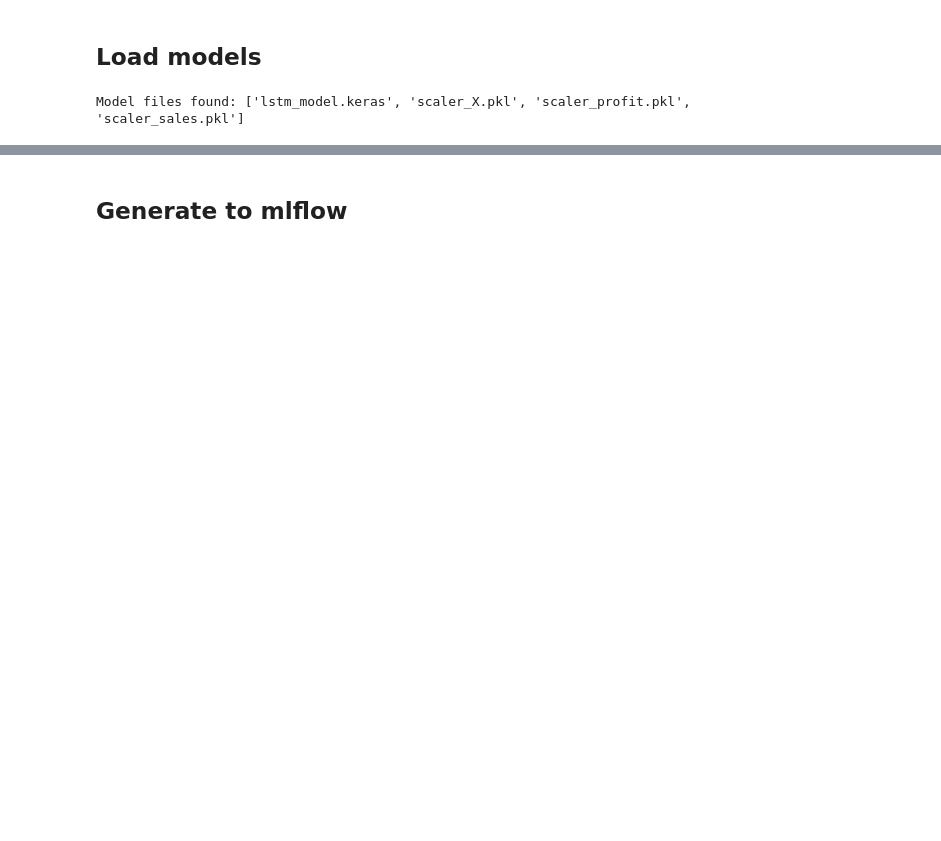
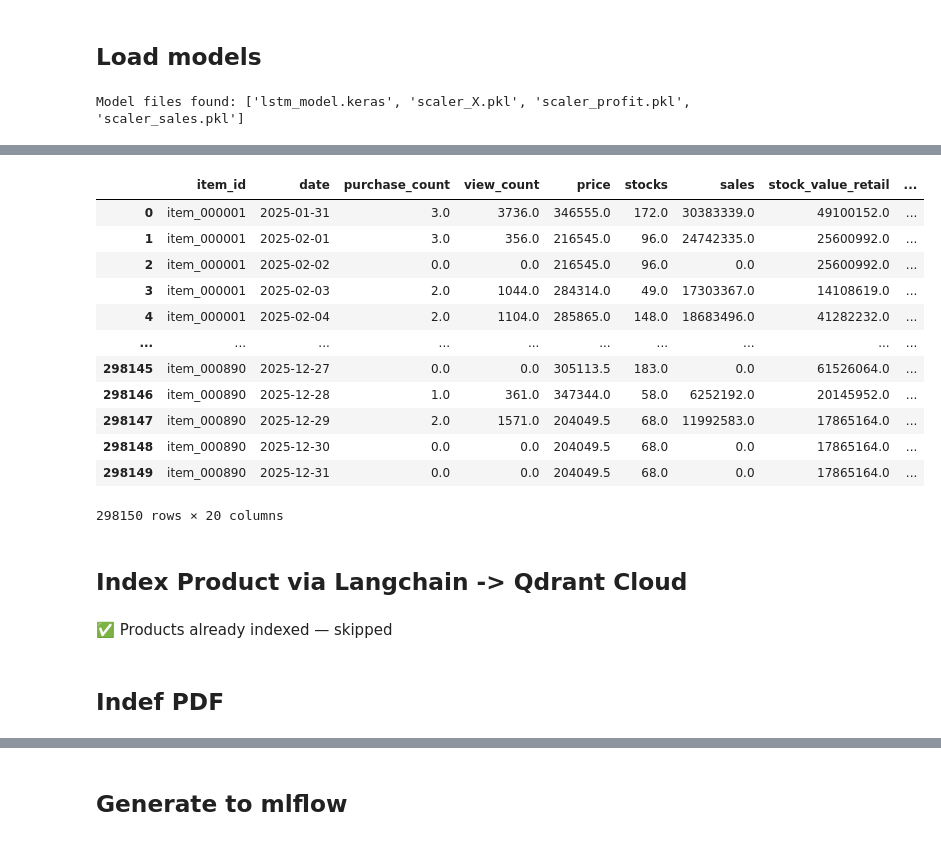
Before and after one commit to Mipjeiger/Fashion-recommendation-RAG-Finetuing-LLM-ML-Engineer-end-to-end, a Jupyter notebook: pipelines/ml_engineer/deployment/mlflow/deploy.ipynb, the cells around one changed output, grey strips where cells are left out. Saved outputs shown, nothing was run; the diff lists cells and outputs as text; code cells hidden in the pictures; blank space fills up the shorter version.

```diff
--- a/pipelines/ml_engineer/deployment/mlflow/deploy.ipynb
+++ b/pipelines/ml_engineer/deployment/mlflow/deploy.ipynb
@@ -22,0 +303,77 @@ Model files found: ['lstm_model.keras', 'scaler_X.pkl', 'scaler_profit.pkl', 'sc
+# %%
+# Load database parquet for index protudcts
+
+import pandas as pd
+df_merged = pd.read_parquet("../../../../pipelines/ai_engineer/LLM/fashion_recommendation")
+df_merged
+# %% [output]
+|  | item_id | date | purchase_count | view_count | price | stocks | sales | stock_value_retail | ... |
+| 0 | item_000001 | 2025-01-31 | 3.0 | 3736.0 | 346555.0 | 172.0 | 30383339.0 | 49100152.0 | ... |
+| 1 | item_000001 | 2025-02-01 | 3.0 | 356.0 | 216545.0 | 96.0 | 24742335.0 | 25600992.0 | ... |
+| 2 | item_000001 | 2025-02-02 | 0.0 | 0.0 | 216545.0 | 96.0 | 0.0 | 25600992.0 | ... |
+| 3 | item_000001 | 2025-02-03 | 2.0 | 1044.0 | 284314.0 | 49.0 | 17303367.0 | 14108619.0 | ... |
+| 4 | item_000001 | 2025-02-04 | 2.0 | 1104.0 | 285865.0 | 148.0 | 18683496.0 | 41282232.0 | ... |
+| ... | ... | ... | ... | ... | ... | ... | ... | ... | ... |
+| 298145 | item_000890 | 2025-12-27 | 0.0 | 0.0 | 305113.5 | 183.0 | 0.0 | 61526064.0 | ... |
+| 298146 | item_000890 | 2025-12-28 | 1.0 | 361.0 | 347344.0 | 58.0 | 6252192.0 | 20145952.0 | ... |
+| 298147 | item_000890 | 2025-12-29 | 2.0 | 1571.0 | 204049.5 | 68.0 | 11992583.0 | 17865164.0 | ... |
+| 298148 | item_000890 | 2025-12-30 | 0.0 | 0.0 | 204049.5 | 68.0 | 0.0 | 17865164.0 | ... |
+| 298149 | item_000890 | 2025-12-31 | 0.0 | 0.0 | 204049.5 | 68.0 | 0.0 | 17865164.0 | ... |
+298150 rows × 20 columns
+# %% [markdown]
+## Index Product via Langchain -> Qdrant Cloud
+# %%
+from langchain_core.documents import Document
+from tqdm.auto import tqdm
+import numpy as np
+
+
+def row_to_document(row) -> Document:
+    content = (
+        f"{row.get('brand', '')}"
+        f"{row.get('category', '')}"
+        f"{row.get('occasion', '')}"
+        f"{row.get('size_range', '')}"
+        f"{row.get('subcategory', '')}"
+        f"{row.get('sales', '')}"
+        f"{row.get('stock_value_retail', '')}"
+        f"{row.get('price', '')}"
+    )
+
+    # Convert ALL numpy types -> native Python types
+    def safe(v):
+        if isinstance(v, Path): return str(v)
+        if isinstance(v, np.integer): return int(v)
+        if isinstance(v, np.floating): return float(v)
+        if isinstance(v, np.bool_): return bool(v)
+        if pd.isna(v): return ""
+        if v is None: return ""
+        return str(v)
+
+    metadata = {k: safe(v) for k, v in row.to_dict().items()}
+    return Document(page_content=content, metadata=metadata)
+
+if need_index_products:
+    display(Markdown("⏳ **Indexing products → Qdrant Cloud...**"))
+
+    docs = [row_to_document(row) for _, row in df_merged.iterrows()]
+
+    # Batch add to avoid rate limits
+    BATCH = 64
+    with tqdm(total=len(docs), desc="📦 Indexing products", unit="doc") as pbar:
+        for start in range(0, len(docs), BATCH):
+            batch = docs[start:start + BATCH]
+            product_vectorstore.add_documents(batch)
+            pbar.update(len(batch))
+
+    display(HTML(f"""
+    <div style='border:1px solid #4CAF50;border-radius:8px;padding:10px;background:#f9fff9'>
+        ✅ <b>{len(docs)} product documents</b> indexed into <code>{COLLECTION}</code>
+    </div>
+    """))
+else:
+    display(Markdown("✅ Products already indexed — skipped"))
+# %% [output]
+✅ Products already indexed — skipped
+# %% [markdown]
+## Indef PDF
```
Also changed, not shown: parts of 21 cells of this notebook, 1 other file.
